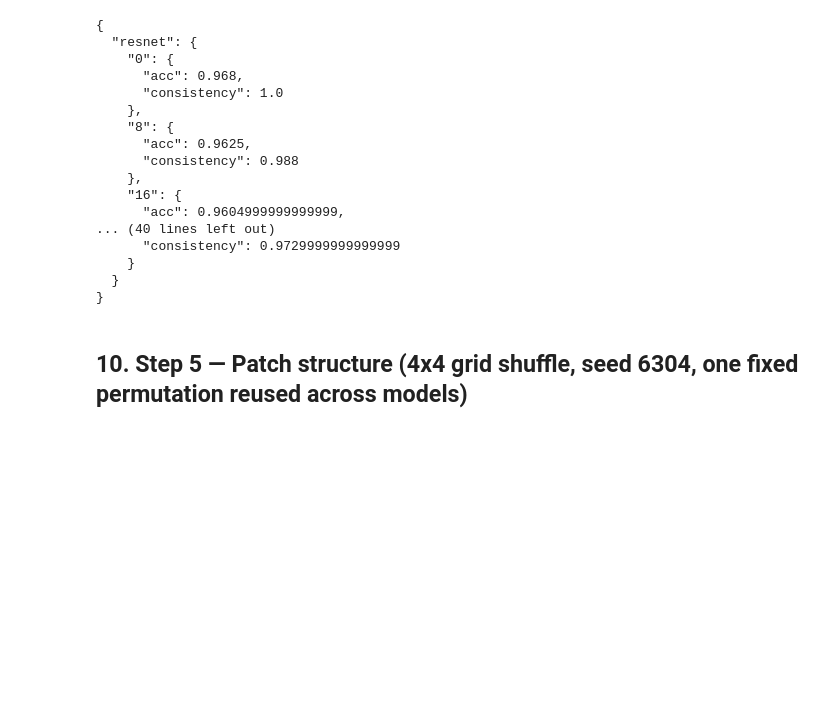
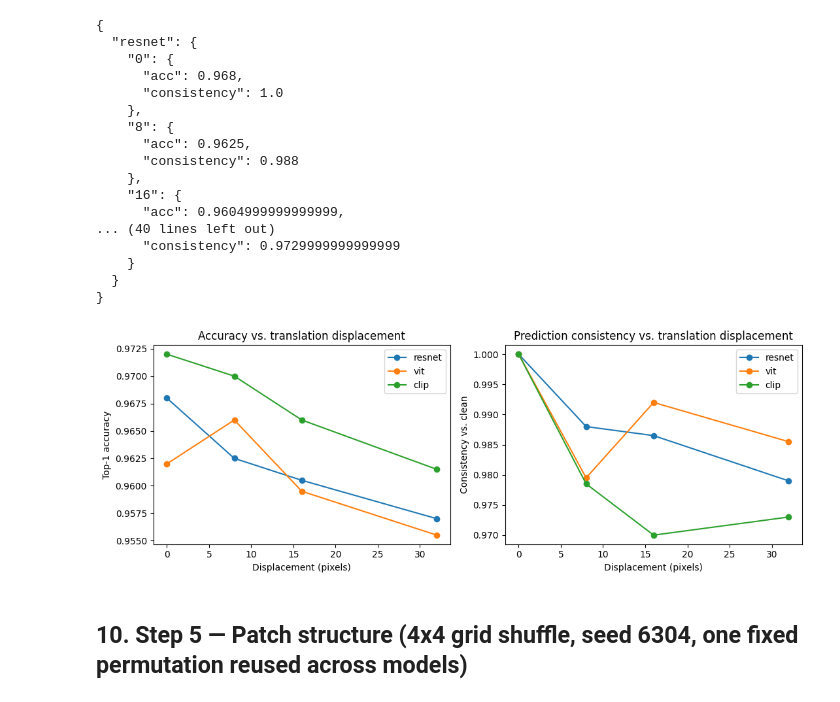
Before and after one commit to sayim665/atml-pa1, a Jupyter notebook: task1/ATML_PA1_Task1_skeleton.ipynb, the cells around one changed output. Cells and saved outputs as stored; diff of their text form; code cells hidden in the pictures; blank space fills up the shorter version.

```diff
--- a/task1/ATML_PA1_Task1_skeleton.ipynb
+++ b/task1/ATML_PA1_Task1_skeleton.ipynb
@@ -485,6 +742,31 @@ with open(os.path.join(RESULTS_DIR, "step4_translation.json"), "w") as f:
     }
   }
 }
+# %%
+import matplotlib.pyplot as plt
+
+fig, axes = plt.subplots(1, 2, figsize=(11, 4))
+
+for name in ["resnet", "vit", "clip"]:
+    deltas = sorted(translation_results[name].keys())
+    accs = [translation_results[name][d]["acc"] for d in deltas]
+    cons = [translation_results[name][d]["consistency"] for d in deltas]
+    axes[0].plot(deltas, accs, marker="o", label=name)
+    axes[1].plot(deltas, cons, marker="o", label=name)
+
+axes[0].set_title("Accuracy vs. translation displacement")
+axes[0].set_xlabel("Displacement (pixels)"); axes[0].set_ylabel("Top-1 accuracy")
+axes[0].legend()
+
+axes[1].set_title("Prediction consistency vs. translation displacement")
+axes[1].set_xlabel("Displacement (pixels)"); axes[1].set_ylabel("Consistency vs. clean")
+axes[1].legend()
+
+plt.tight_layout()
+plt.savefig(os.path.join(RESULTS_DIR, "step4_translation_plot.png"), dpi=150, bbox_inches="tight")
+plt.show()
+# %% [output]
+[figure, added]
 # %% [markdown]
 ## 10. Step 5 — Patch structure (4x4 grid shuffle, seed 6304, one fixed permutation reused across models)
 # %%
```
Also changed, not shown: parts of 20 cells of this notebook.
